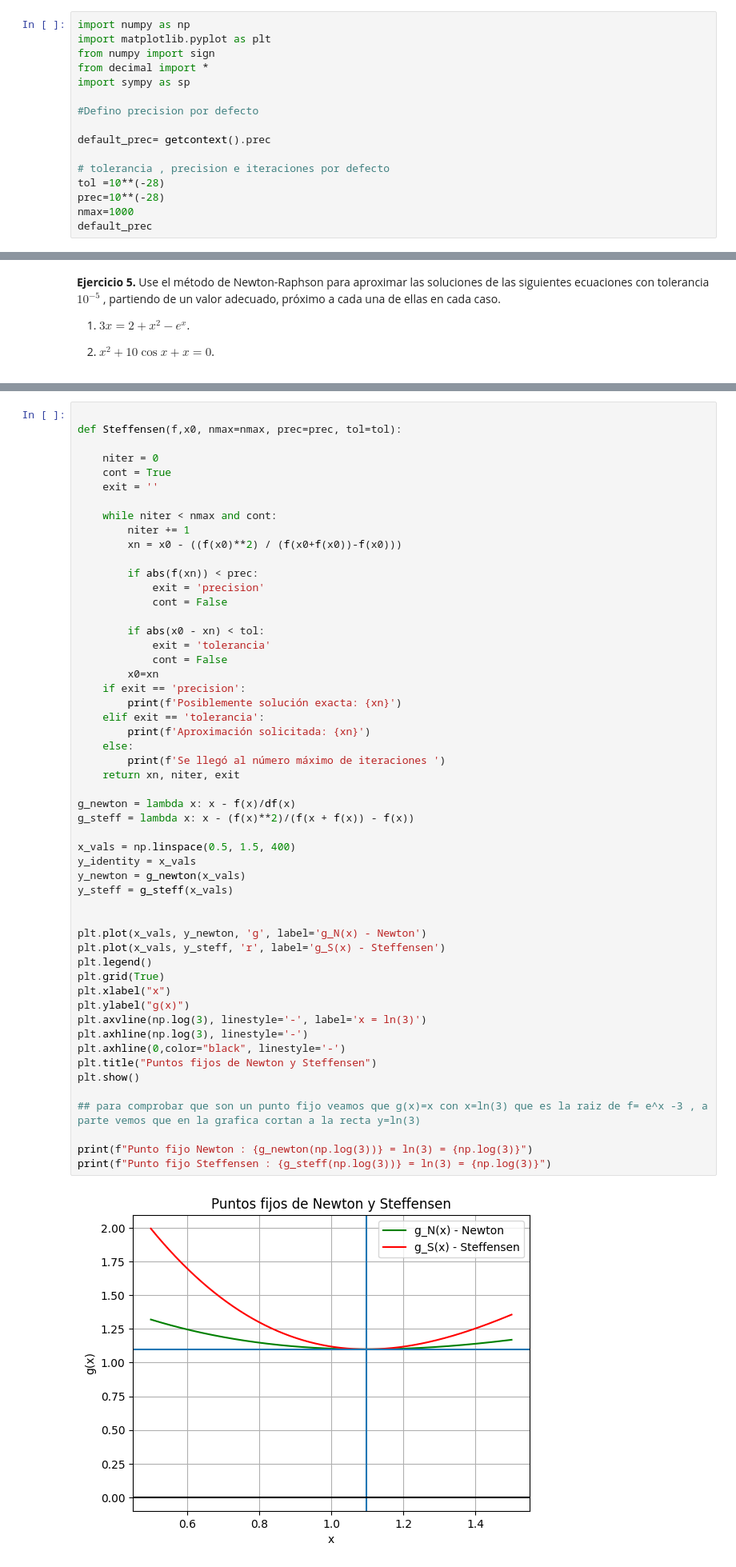
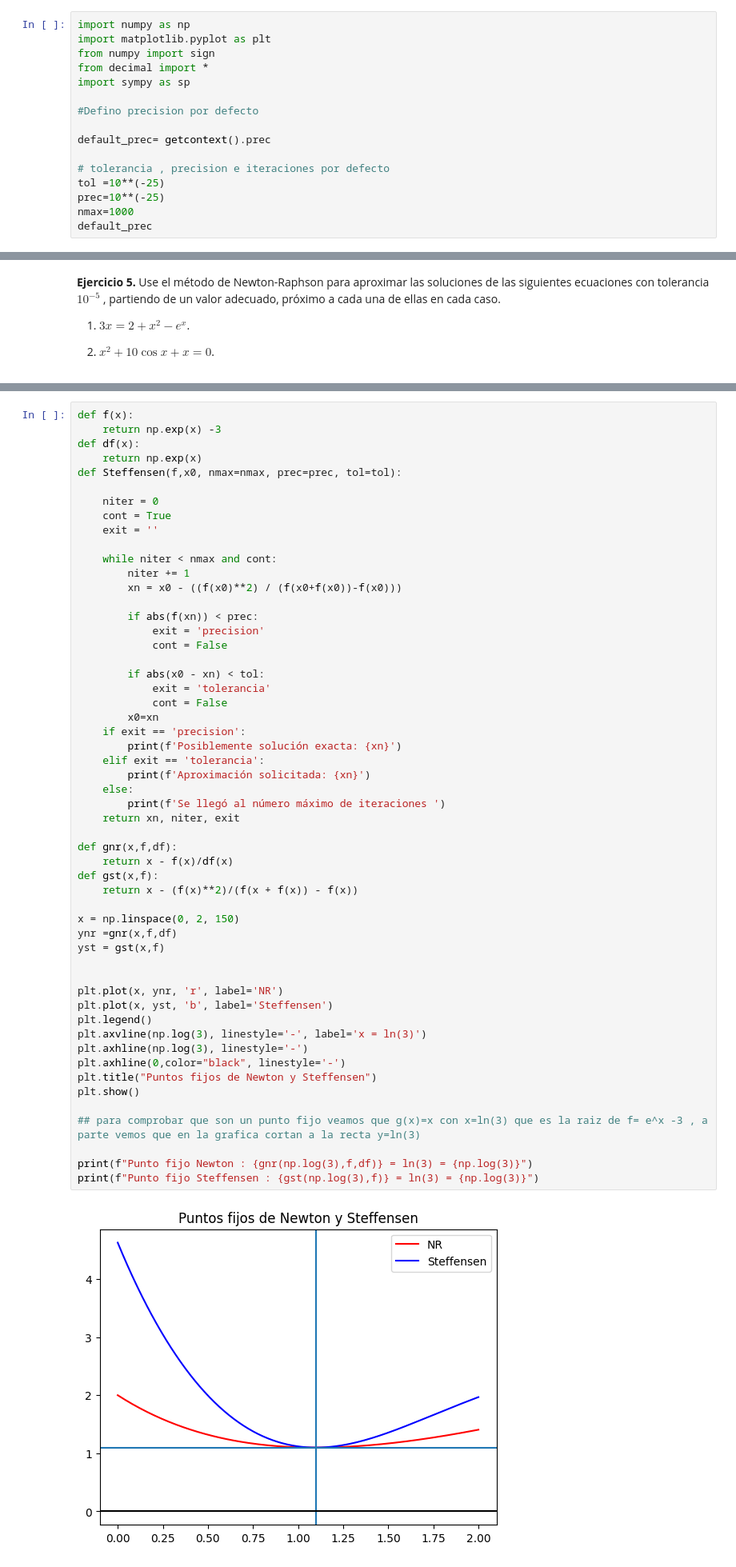
Before and after one commit to Pablolinari/UGR, a Jupyter notebook: 2/MN/P1_solucion.ipynb, the cells around one changed output, grey strips where cells are left out. Shown at 80% size. Cells and saved outputs as stored; diff of their text form.

```diff
--- a/2/MN/P1_solucion.ipynb
+++ b/2/MN/P1_solucion.ipynb
@@ -10,8 +10,8 @@ import sympy as sp
 default_prec= getcontext().prec
 
 # tolerancia , precision e iteraciones por defecto
-tol =10**(-28)
-prec=10**(-28)
+tol =10**(-25)
+prec=10**(-25)
 nmax=1000
 default_prec
 # %% [output]
@@ -452,7 +522,10 @@ Numero de iteraciones : 1
 >     * Cambiando la precisión a 5 cifras significativas.
 >     * Con la precisión por defecto y aproximando la raíz con 28 cifras significativas.
 # %%
-
+def f(x):
+    return np.exp(x) -3
+def df(x):
+    return np.exp(x)
 def Steffensen(f,x0, nmax=nmax, prec=prec, tol=tol):
 
     niter = 0
@@ -465,47 +538,45 @@ def Steffensen(f,x0, nmax=nmax, prec=prec, tol=tol):
 
         if abs(f(xn)) < prec:
             exit = 'precision'
             cont = False
 
         if abs(x0 - xn) < tol:
             exit = 'tolerancia'
             cont = False
         x0=xn
     if exit == 'precision':
         print(f'Posiblemente solución exacta: {xn}')
     elif exit == 'tolerancia':
         print(f'Aproximación solicitada: {xn}')
     else:
         print(f'Se llegó al número máximo de iteraciones ')
     return xn, niter, exit
 
-g_newton = lambda x: x - f(x)/df(x)
-g_steff = lambda x: x - (f(x)**2)/(f(x + f(x)) - f(x))
+def gnr(x,f,df):
+    return x - f(x)/df(x)
+def gst(x,f):
+    return x - (f(x)**2)/(f(x + f(x)) - f(x))
 
-x_vals = np.linspace(0.5, 1.5, 400)
-y_identity = x_vals
-y_newton = g_newton(x_vals)
-y_steff = g_steff(x_vals)
+x = np.linspace(0, 2, 150)
+ynr =gnr(x,f,df)
+yst = gst(x,f)
 
 
-plt.plot(x_vals, y_newton, 'g', label='g_N(x) - Newton')
-plt.plot(x_vals, y_steff, 'r', label='g_S(x) - Steffensen')
+plt.plot(x, ynr, 'r', label='NR')
+plt.plot(x, yst, 'b', label='Steffensen')
 plt.legend()
-plt.grid(True)
-plt.xlabel("x")
-plt.ylabel("g(x)")
 plt.axvline(np.log(3), linestyle='-', label='x = ln(3)')
 plt.axhline(np.log(3), linestyle='-')
 plt.axhline(0,color="black", linestyle='-')
 plt.title("Puntos fijos de Newton y Steffensen")
 plt.show()
 
 ## para comprobar que son un punto fijo veamos que g(x)=x con x=ln(3) que es la raiz de f= e^x -3 , a parte vemos que en la grafica cortan a la recta y=ln(3)
 
-print(f"Punto fijo Newton : {g_newton(np.log(3))} = ln(3) = {np.log(3)}")
-print(f"Punto fijo Steffensen : {g_steff(np.log(3))} = ln(3) = {np.log(3)}")
+print(f"Punto fijo Newton : {gnr(np.log(3),f,df)} = ln(3) = {np.log(3)}")
+print(f"Punto fijo Steffensen : {gst(np.log(3),f)} = ln(3) = {np.log(3)}")
 # %% [output]
-[figure, old version]
+[figure, new version]
 Punto fijo Newton : 1.0986122886681096 = ln(3) = 1.0986122886681098
 Punto fijo Steffensen : 1.0986122886681096 = ln(3) = 1.0986122886681098
 # %%
```
Also changed, not shown: parts of 14 cells of this notebook, 1 other file.
